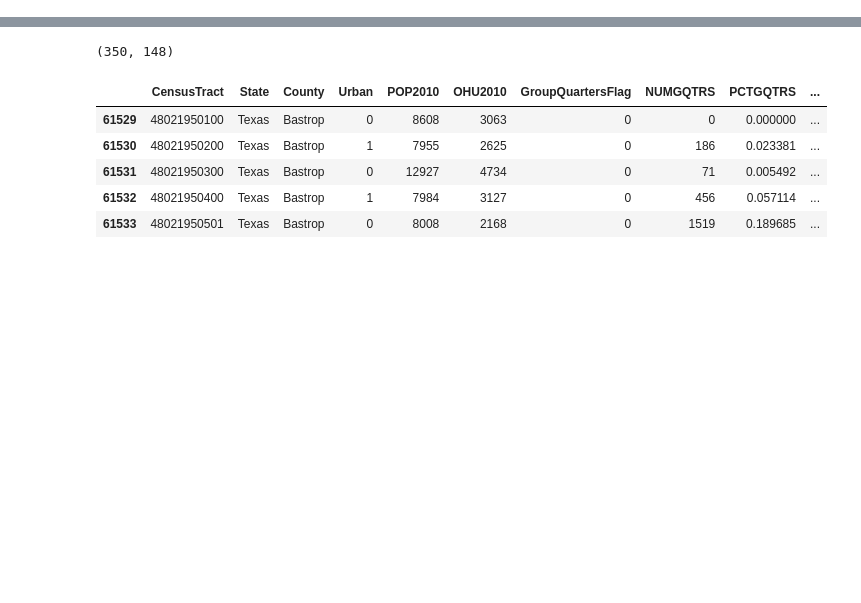
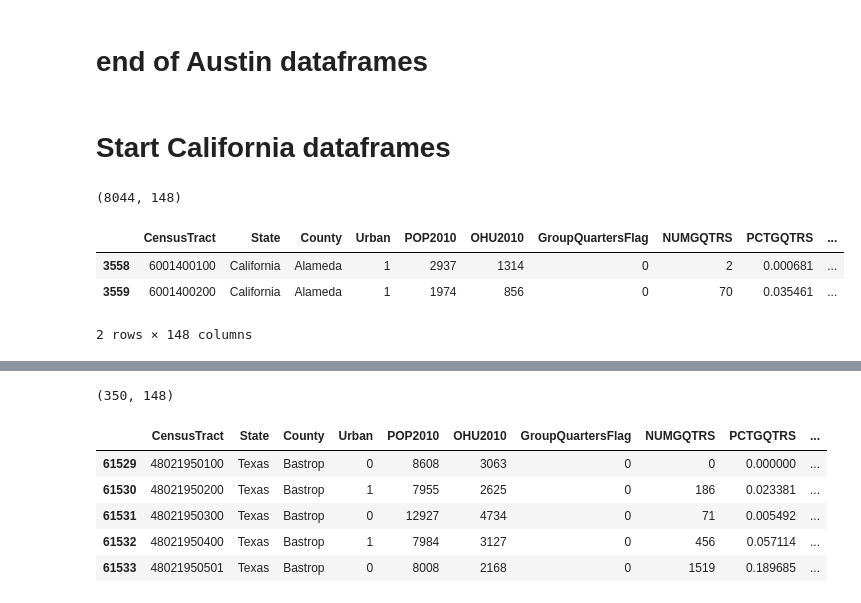
Before and after one commit to OliviaRodri/CEA_DEEP_LEARNING, a Jupyter notebook: resources/data_explore_OR.ipynb, the cells around one changed output, grey strips where cells are left out. Drawn from its saved outputs; the diff is of its cells as text; code cells hidden in the pictures; blank space fills up the shorter version.

```diff
--- a/resources/data_explore_OR.ipynb
+++ b/resources/data_explore_OR.ipynb
@@ -42,0 +69,15 @@ cen_tract_impoverished = df
+# %% [markdown]
+# end of Austin dataframes
+# %% [markdown]
+# Start California dataframes
+# %%
+# Create new df keeping only California
+CA_food_atlas = all_food_atlas[(all_food_atlas["State"]=="California")]
+print(CA_food_atlas.shape)
+CA_food_atlas.head(2)
+# %% [output]
+(8044, 148)
+|  | CensusTract | State | County | Urban | POP2010 | OHU2010 | GroupQuartersFlag | NUMGQTRS | PCTGQTRS | ... |
+| 3558 | 6001400100 | California | Alameda | 1 | 2937 | 1314 | 0 | 2 | 0.000681 | ... |
+| 3559 | 6001400200 | California | Alameda | 1 | 1974 | 856 | 0 | 70 | 0.035461 | ... |
+2 rows × 148 columns
```
Also changed, not shown: parts of 25 cells of this notebook.
